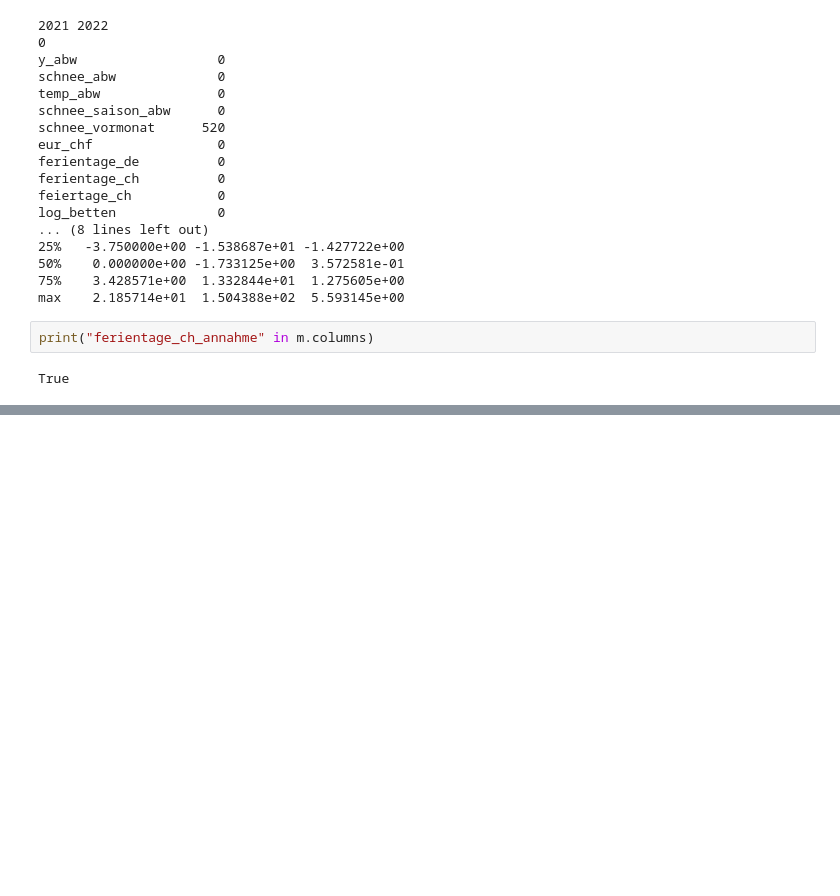
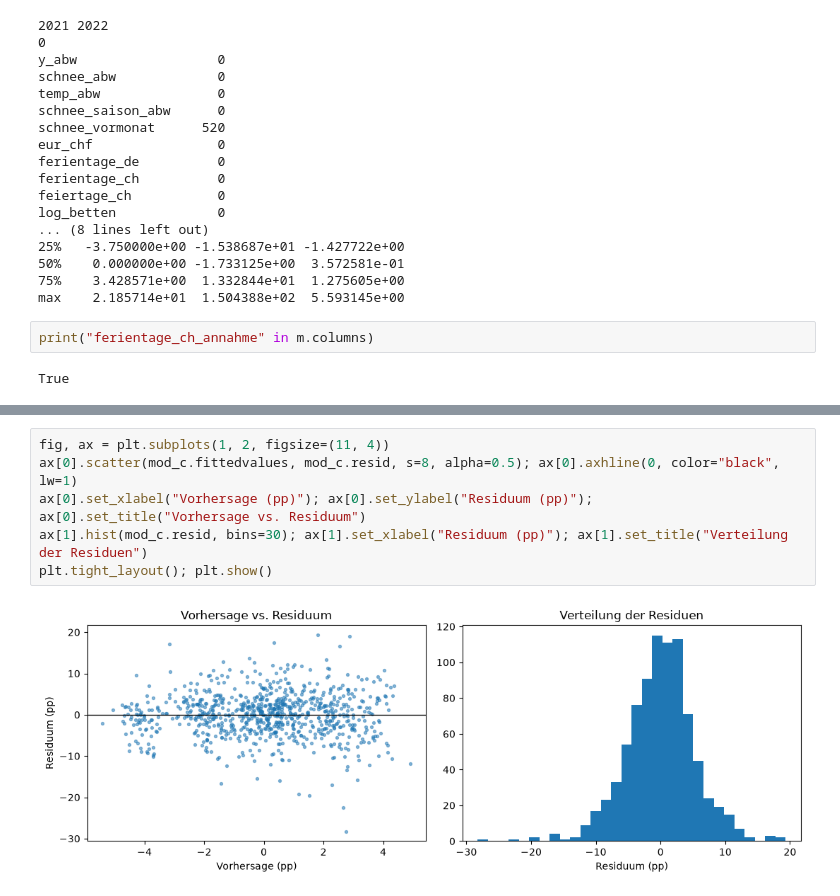
Before and after one commit to aakset/wintertourismus-schnee, a Jupyter notebook: notebooks/05_modell.ipynb, the cells around one changed output, grey strips where cells are left out. Saved outputs shown, nothing was run; the diff lists cells and outputs as text; blank space fills up the shorter version.

```diff
--- a/notebooks/05_modell.ipynb
+++ b/notebooks/05_modell.ipynb
@@ -94,0 +232,8 @@ True
+# %%
+fig, ax = plt.subplots(1, 2, figsize=(11, 4))
+ax[0].scatter(mod_c.fittedvalues, mod_c.resid, s=8, alpha=0.5); ax[0].axhline(0, color="black", lw=1)
+ax[0].set_xlabel("Vorhersage (pp)"); ax[0].set_ylabel("Residuum (pp)"); ax[0].set_title("Vorhersage vs. Residuum")
+ax[1].hist(mod_c.resid, bins=30); ax[1].set_xlabel("Residuum (pp)"); ax[1].set_title("Verteilung der Residuen")
+plt.tight_layout(); plt.show()
+# %% [output]
+[figure, added]
```
Also changed, not shown: parts of 9 cells of this notebook, 2 other files.
